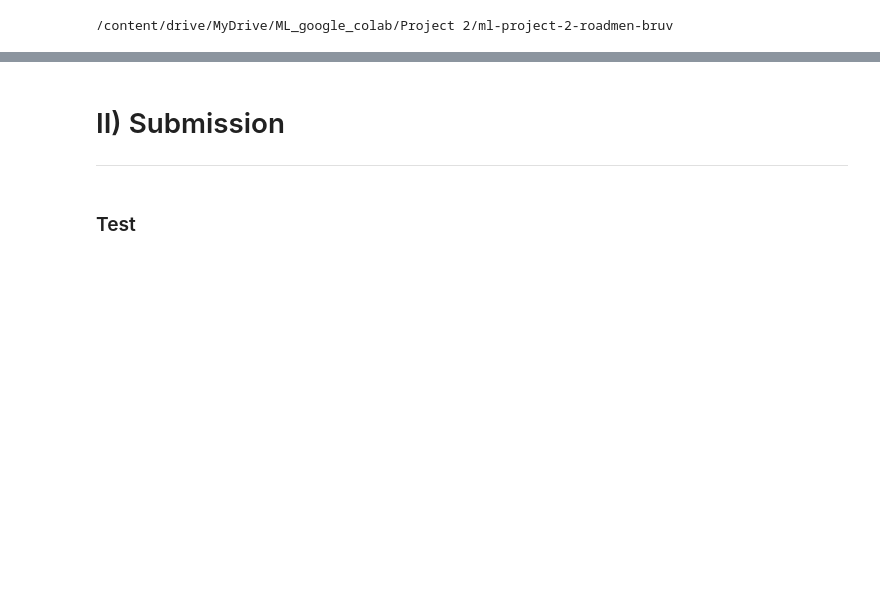
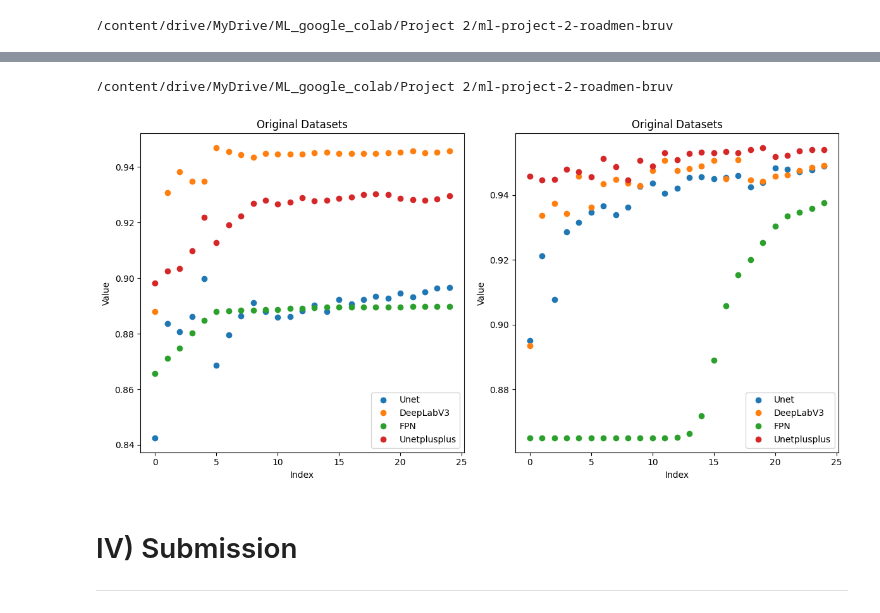
Before and after one commit to TomasVDDC/road-segmentation, a Jupyter notebook: runTomas.ipynb, the cells around one changed output, grey strips where cells are left out. Drawn from its saved outputs; the diff is of its cells as text; code cells hidden in the pictures; blank space fills up the shorter version.

Commit message:
changed submission folder added changing lr

```diff
--- a/runTomas.ipynb
+++ b/runTomas.ipynb
@@ -422,5 +562,46 @@ test
+# %%
+!pwd
+fscore_Unet_old = np.load('/content/drive/MyDrive/ML_google_colab/Project 2/ml-project-2-roadmen-bruv/results/training_metrics/03_12_13:54/validation_fscore.npy')
+fscore_DeepLabV3_old = np.load('/content/drive/MyDrive/ML_google_colab/Project 2/ml-project-2-roadmen-bruv/results/training_metrics/03_12_14:00/validation_fscore.npy')
+fscore_FPN_old = np.load('/content/drive/MyDrive/ML_google_colab/Project 2/ml-project-2-roadmen-bruv/results/training_metrics/03_12_14:02/validation_fscore.npy')
+fscore_Unetplusplus_old = np.load('/content/drive/MyDrive/ML_google_colab/Project 2/ml-project-2-roadmen-bruv/results/training_metrics/03_12_14:05/validation_fscore.npy')
+
+fscore_Unet = np.load('/content/drive/MyDrive/ML_google_colab/Project 2/ml-project-2-roadmen-bruv/results/training_metrics/03_12_14:59/validation_fscore.npy')
+fscore_DeepLabV3 = np.load('/content/drive/MyDrive/ML_google_colab/Project 2/ml-project-2-roadmen-bruv/results/training_metrics/03_12_15:05/validation_fscore.npy')
+fscore_FPN = np.load('/content/drive/MyDrive/ML_google_colab/Project 2/ml-project-2-roadmen-bruv/results/training_metrics/03_12_15:07/validation_fscore.npy')
+fscore_Unetplusplus = np.load('/content/drive/MyDrive/ML_google_colab/Project 2/ml-project-2-roadmen-bruv/results/training_metrics/03_12_15:11/validation_fscore.npy')
+
+fig, (ax1, ax2) = plt.subplots(1, 2, figsize=(12, 6))
+
+# Plotting all the datasets on one graph
+ax1.plot(fscore_Unet_old[5:], 'o', label='Unet')
+ax1.plot(fscore_DeepLabV3_old[5:], 'o', label='DeepLabV3')
+ax1.plot(fscore_FPN_old[5:], 'o', label='FPN')
+ax1.plot(fscore_Unetplusplus_old[5:], 'o', label='Unetplusplus')
+
+ax1.set_title('Original Datasets')
+ax1.set_xlabel('Index')
+ax1.set_ylabel('Value')
+ax1.legend()
+
+
+ax2.plot(fscore_Unet[5:], 'o', label='Unet')
+ax2.plot(fscore_DeepLabV3[5:], 'o', label='DeepLabV3')
+ax2.plot(fscore_FPN[5:], 'o', label='FPN')
+ax2.plot(fscore_Unetplusplus[5:], 'o', label='Unetplusplus')
+
+ax2.set_title('Original Datasets')
+ax2.set_xlabel('Index')
+ax2.set_ylabel('Value')
+ax2.legend()
+
+plt.tight_layout()
+plt.show()
+# %% [output]
+/content/drive/MyDrive/ML_google_colab/Project 2/ml-project-2-roadmen-bruv
+[figure, added]
 # %% [markdown]
-# II) Submission
+# IV) Submission
 
 ---
 # %%
@@ -431,6 +612,4 @@ DEVICE ='cuda'
 test_model = torch.load(MODEL_PATH)
-# %% [markdown]
-### Test
 # %%
 test_dataset = Dataset(
     images_dir="./data/test_set_images/",
```
Also changed, not shown: parts of 38 cells of this notebook.
